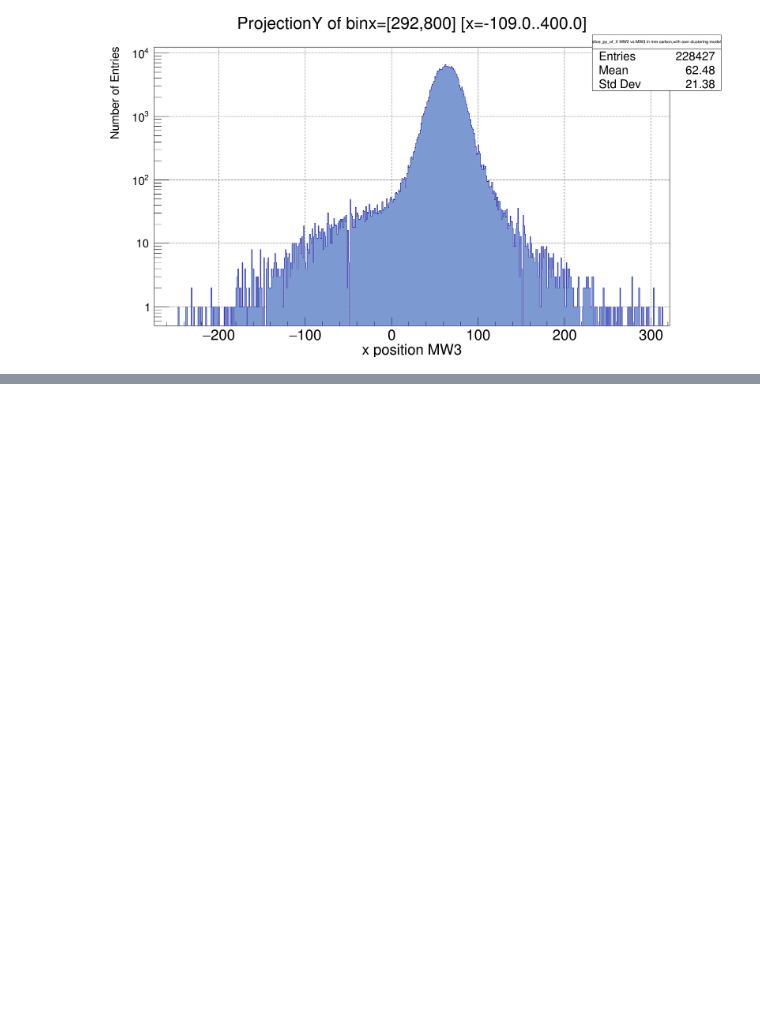
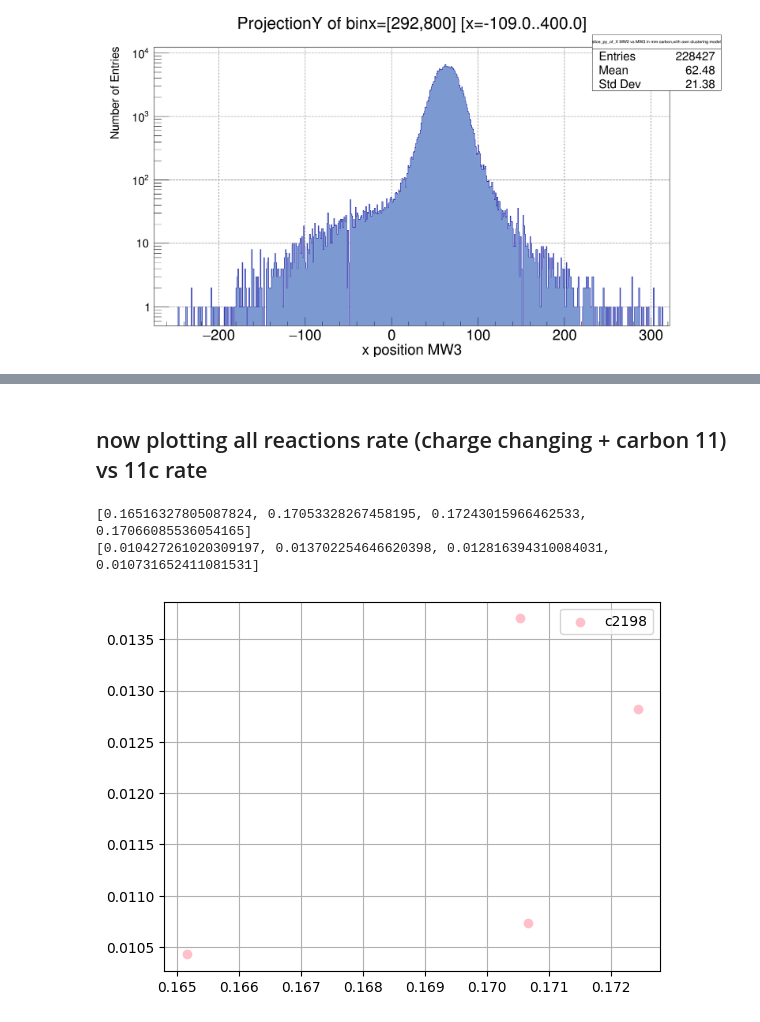
Before and after one commit to jenegger/r3bweek24_gsi, a Jupyter notebook: overview_cross_section.ipynb, the cells around one changed output, grey strips where cells are left out. Drawn from its saved outputs; the diff is of its cells as text; code cells hidden in the pictures; blank space fills up the shorter version.

```diff
--- a/overview_cross_section.ipynb
+++ b/overview_cross_section.ipynb
@@ -465,3 +465,29 @@ result
 | 13 | exp | empty | 0096_0001 | 550 | 453729 | 444631 | 0.020052 | 1.00087 | ... |
 | 14 | exp | empty | 0124_0001 | 650 | 522451 | 511934 | 0.020130 | 1.00028 | ... |
 | 15 | exp | empty | 0173_0001 | 800 | 395451 | 387745 | 0.019487 | 1.00022 | ... |
+# %% [markdown]
+## now plotting all reactions rate (charge changing + carbon 11) vs 11c rate
+# %%
+all_reac_rate =[]
+c11_rate =[]
+energy_vals = ["400","550","650","800"]
+for ene in energy_vals:
+    c11_rate_2198 = (1-float(result.loc[(result["targettype"] == "c_2198") & (result["energy"] == float(ene))]["rate charge changing"]))*(float(result.loc[(result["targettype"] == "c_2198") & (result["energy"] == float(ene))]["iso_corr"]))
+    all_reac_rate_2198 = (float(result.loc[(result["targettype"] == "c_2198") & (result["energy"] == float(ene))]["rate charge changing"])) + c11_rate_2198
+    #print(c11_rate_2198)
+    #print((float(result.loc[(result["targettype"] == "c_2198") & (result["energy"] == float(ene))]["rate charge changing"])))
+    c11_rate.append(c11_rate_2198)
+    all_reac_rate.append(all_reac_rate_2198)
+print(all_reac_rate)
+print(c11_rate)
+# %% [output]
+[0.16516327805087824, 0.17053328267458195, 0.17243015966462533, 0.17066085536054165]
+[0.010427261020309197, 0.013702254646620398, 0.012816394310084031, 0.010731652411081531]
+# %%
+fig, ax = plt.subplots()
+ax.scatter(all_reac_rate,c11_rate,label="c2198",color='pink',marker="o")
+
+ax.legend()
+ax.grid()
+# %% [output]
+[figure, added]
```
Also changed, not shown: 3 other files.
